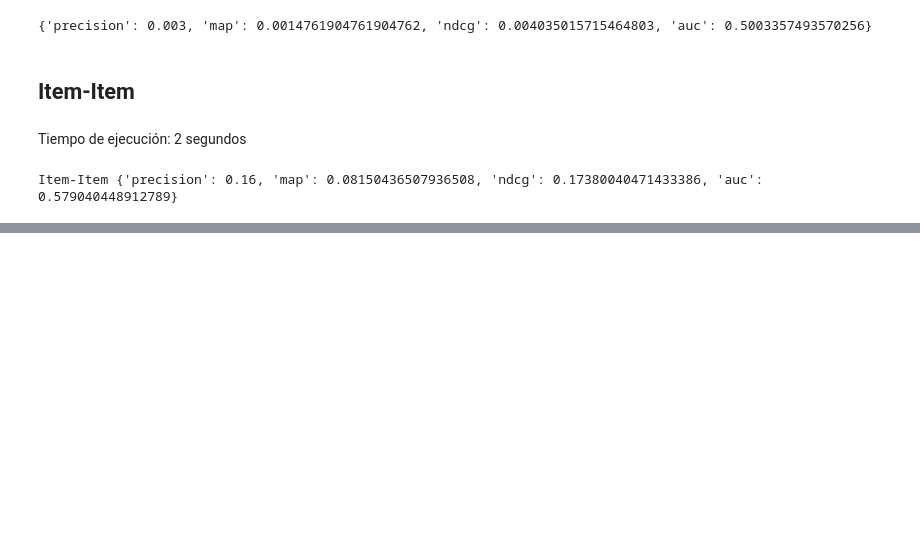
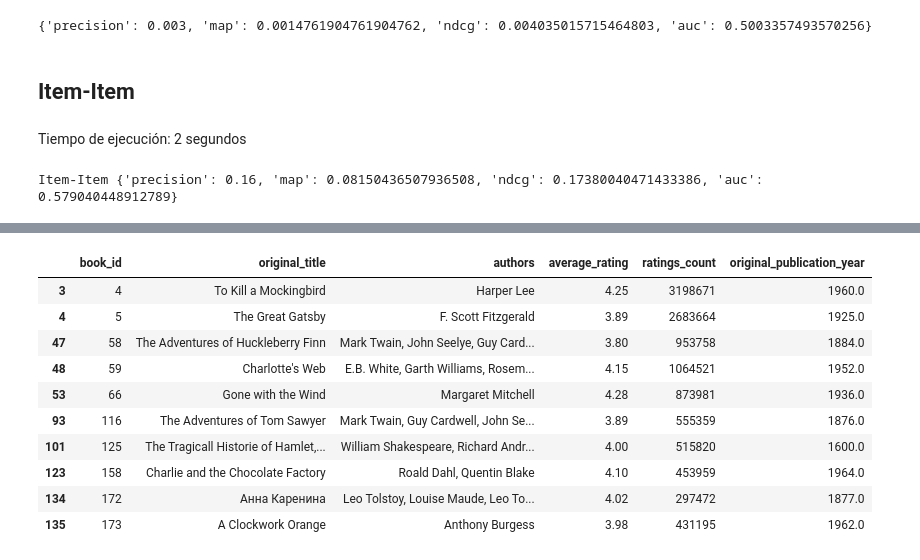
Before and after one commit to Pollolaz/ProyectoSisRec, a Jupyter notebook: Modelos/baselines.ipynb, the cells around one changed output, grey strips where cells are left out. Cells and saved outputs as stored; diff of their text form; code cells hidden in the pictures; blank space fills up the shorter version.

```diff
--- a/Modelos/baselines.ipynb
+++ b/Modelos/baselines.ipynb
@@ -223,14 +197,14 @@ goodreads_test_inte 100%[===================>]   5.97K  --.-KB/s    in 0s
 ## Cargar datos como diccionarios
 # %%
 # diccionario con id del usuario y id de libros con los que ha interactuado en el pasado
-with open('../../Datos/goodreads_past_interactions.json') as f:
+with open('goodreads_past_interactions.json') as f:
     user_interactions = json.load(f)
 
 # diccionario con id del usuario y id de libros para testear el modelo
-with open('../../Datos/goodreads_test_interactions.json') as f:
+with open('goodreads_test_interactions.json') as f:
     user_interactions_test = json.load(f)
 
-df_books = pd.read_csv('../../Datos/books.csv', sep=',')
+df_books = pd.read_csv('books.csv', sep=',')
 
 # dict index 2 book id and vice-versa for recommendation
 idx2bookid = {i: id_ for i, id_ in enumerate(df_books.book_id)}
@@ -304,0 +289,3 @@ Tiempo de ejecución: 2 minutos y 3 segundos
+# %%
+model_IKNN = implicit.nearest_neighbours.CosineRecommender()
+model_IKNN.fit(user_item_matrix_train)
@@ -351,0 +617,8 @@ Item-Item {'precision': 0.16, 'map': 0.08150436507936508, 'ndcg': 0.173800404714
+# %%
+import random
+# vamos a recomendar libros a un par de usuarios, y mostrar la informacion de los libros recomendados
+example_users = random.sample(list(user_interactions.keys()), k=2)
+K=10
+example_recs = model_ALS.recommend([userid2idx[user] for user in example_users], user_item_matrix_train[[userid2idx[user] for user in example_users]], N=K)
+print("Example recommendations for users:", example_users)
+print(example_recs)
@@ -351,0 +643,29 @@ Item-Item {'precision': 0.16, 'map': 0.08150436507936508, 'ndcg': 0.173800404714
+# %%
+# ahora mostramos las filas de df_books correspondientes a los libros recomendados
+recommended_books = []
+display_cols = ['book_id', 'original_title', 'authors', 'average_rating', 'ratings_count', 'original_publication_year']
+dfs_rec = {}
+for user_idx, recs in zip(example_users, example_recs[0]):
+    #print(f"Recommendations for user {user_idx}:")
+    df_user = df_books[df_books.book_id.isin([idx2bookid[rec] for rec in recs])]
+    dfs_rec[user_idx] = df_user
+
+dfs_past = {}
+for user_idx in example_users:
+    #print(f"Past interactions for user {user_idx}:")
+    df_user = df_books[df_books.book_id.isin(user_interactions[user_idx])]
+    dfs_past[user_idx] = df_user
+# %%
+dfs_past[example_users[0]][display_cols].head(10)
+# %% [output]
+|  | book_id | original_title | authors | average_rating | ratings_count | original_publication_year |
+| 3 | 4 | To Kill a Mockingbird | Harper Lee | 4.25 | 3198671 | 1960.0 |
+| 4 | 5 | The Great Gatsby | F. Scott Fitzgerald | 3.89 | 2683664 | 1925.0 |
+| 47 | 58 | The Adventures of Huckleberry Finn | Mark Twain, John Seelye, Guy Card... | 3.80 | 953758 | 1884.0 |
+| 48 | 59 | Charlotte's Web | E.B. White, Garth Williams, Rosem... | 4.15 | 1064521 | 1952.0 |
+| 53 | 66 | Gone with the Wind | Margaret Mitchell | 4.28 | 873981 | 1936.0 |
+| 93 | 116 | The Adventures of Tom Sawyer | Mark Twain, Guy Cardwell, John Se... | 3.89 | 555359 | 1876.0 |
+| 101 | 125 | The Tragicall Historie of Hamlet,... | William Shakespeare, Richard Andr... | 4.00 | 515820 | 1600.0 |
+| 123 | 158 | Charlie and the Chocolate Factory | Roald Dahl, Quentin Blake | 4.10 | 453959 | 1964.0 |
+| 134 | 172 | Анна Каренина | Leo Tolstoy, Louise Maude, Leo To... | 4.02 | 297472 | 1877.0 |
+| 135 | 173 | A Clockwork Orange | Anthony Burgess | 3.98 | 431195 | 1962.0 |
```
Also changed, not shown: parts of 33 cells of this notebook, 2 other files.
